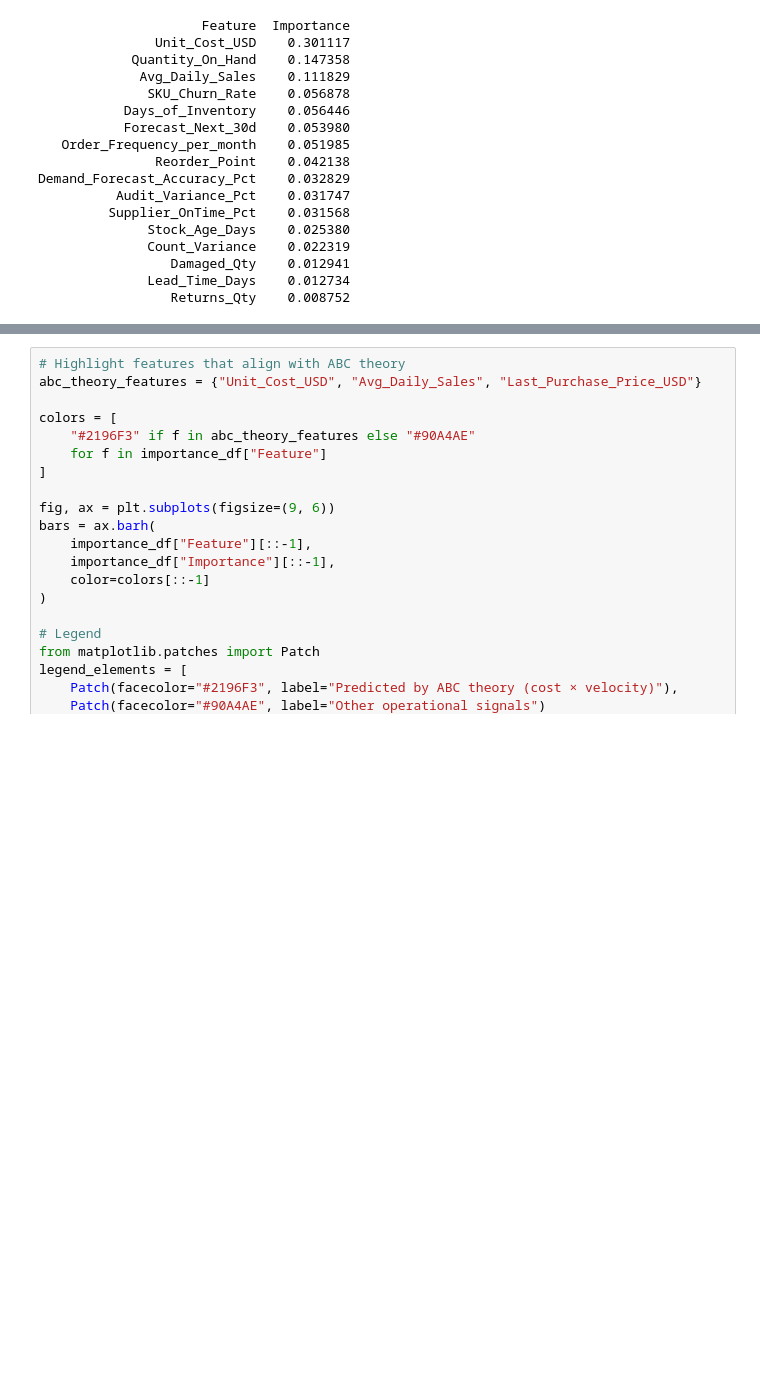
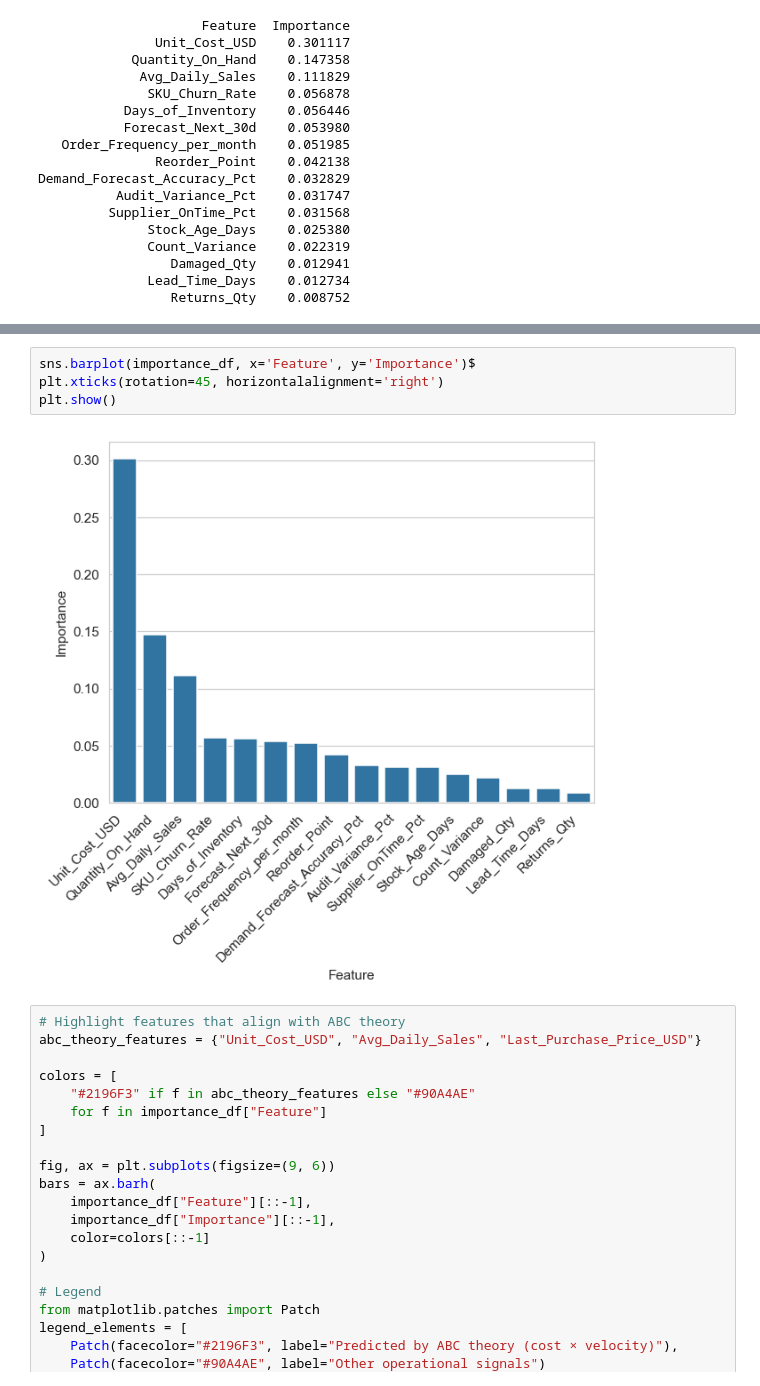
Before and after one commit to Beau-Belkowski/STT_811_Final_Project, a Jupyter notebook: STT_811_Project_Final.ipynb, the cells around one changed output, grey strips where cells are left out. Drawn from its saved outputs; the diff is of its cells as text; blank space fills up the shorter version.

Commit message:
added importance chart

```diff
--- a/STT_811_Project_Final.ipynb
+++ b/STT_811_Project_Final.ipynb
@@ -282,3 +302,9 @@ Demand_Forecast_Accuracy_Pct    0.032829
+# %%
+sns.barplot(importance_df, x='Feature', y='Importance')$
+plt.xticks(rotation=45, horizontalalignment='right')
+plt.show()
+# %% [output]
+[figure, added]
 # %%
 # Highlight features that align with ABC theory
 abc_theory_features = {"Unit_Cost_USD", "Avg_Daily_Sales", "Last_Purchase_Price_USD"}
```
Also changed, not shown: parts of 1 cell of this notebook.
